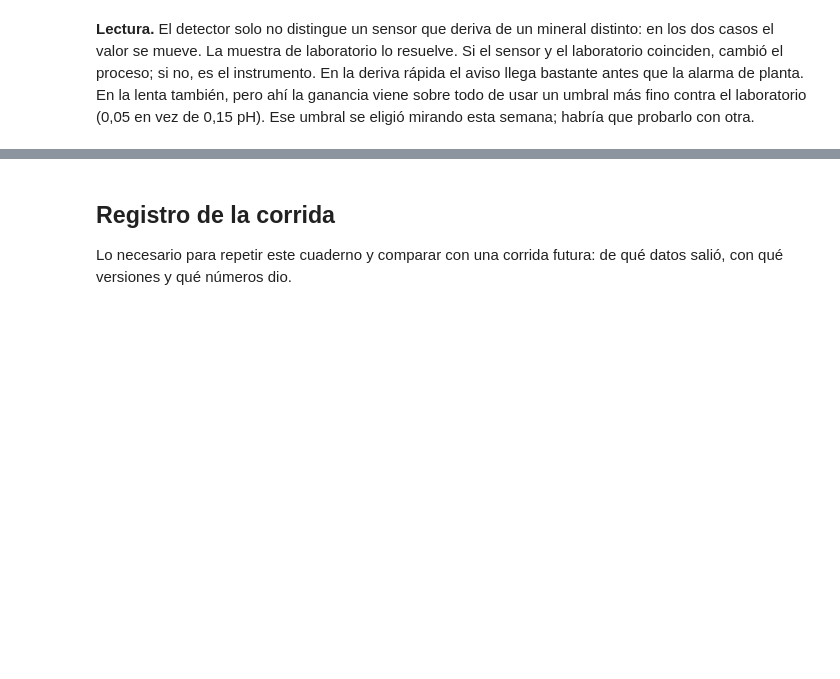
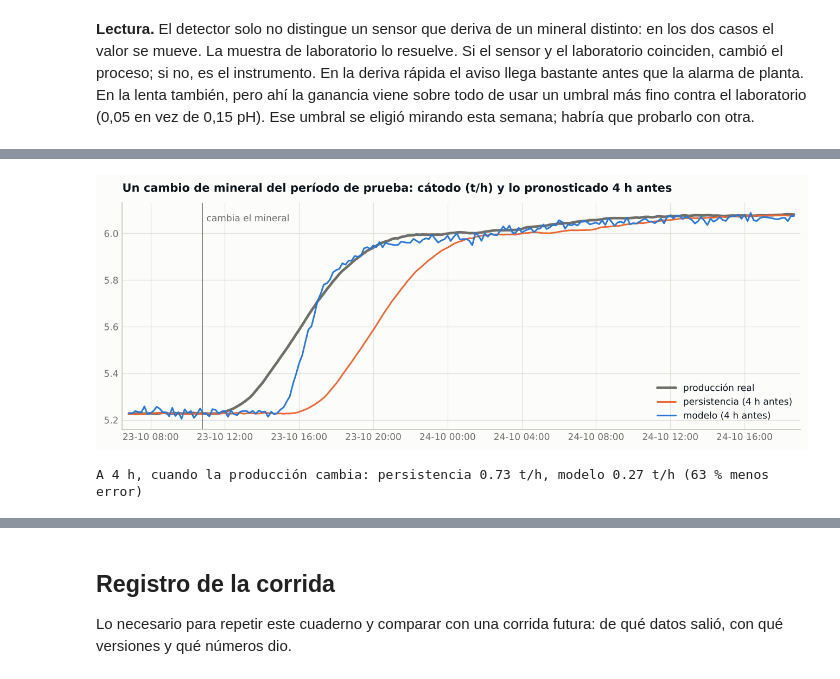
Before and after one commit to JSNN15/jsnn15.github.io, a Jupyter notebook: cuaderno/cuaderno.ipynb, the cells around one changed output, grey strips where cells are left out. Cells and saved outputs as stored; diff of their text form; code cells hidden in the pictures; blank space fills up the shorter version.

Commit message:
Cuaderno por casos de uso: contraste sin y con el analisis, y pronostico con ocho semanas

```diff
--- a/cuaderno/cuaderno.ipynb
+++ b/cuaderno/cuaderno.ipynb
@@ -587,0 +613,18 @@ errores
+# %%
+largo = pd.read_csv(DATOS / 'historiador_8_semanas.csv', parse_dates=['fecha'], index_col='fecha')
+corte_largo = largo.index[0] + pd.Timedelta(weeks=6)
+
+filas, pruebas = [], {}
+for horas in (2, 4, 8):
+    p, n = evaluar(preparar(largo, horas), corte_largo, horas)
+    cambia = (p.objetivo - p.persistencia).abs() > 0.3
+    pruebas[horas] = p
+    filas.append({
+        'horizonte (h)': horas,
+        'persistencia': error(p, 'persistencia'), 'regresión ridge': error(p, 'ridge'), 'gradient boosting': error(p, 'boosting'),
+        'horas con cambio': round(cambia.sum() / 6),
+        'persistencia, con cambio': error(p, 'persistencia', cambia), 'ridge, con cambio': error(p, 'ridge', cambia),
+    })
+ocho_semanas = pd.DataFrame(filas).set_index('horizonte (h)')
+print(f'Entrenamiento: {largo.index[0]:%d-%m} a {corte_largo:%d-%m} · prueba: hasta {largo.index[-1]:%d-%m} · error absoluto medio en t/h')
+ocho_semanas
@@ -587,0 +638,27 @@ errores
+# %%
+p4 = pruebas[4]
+a_la_hora = lambda col: p4[col].set_axis(p4.index + pd.Timedelta('4h'))  # cada pronóstico, puesto en la hora que pronostica
+real = a_la_hora('objetivo')
+# el cambio de mineral más grande del período de prueba, según el registro de la campaña
+eventos = pd.read_csv(DATOS / 'historiador_8_semanas_eventos.csv', parse_dates=['fecha']).query("evento == 'mineral'")
+eventos['salto'] = eventos.factor_mineral.diff().abs()
+cambio = eventos[eventos.fecha > corte_largo + pd.Timedelta('1D')].sort_values('salto').iloc[-1]
+tramo = slice(cambio.fecha - pd.Timedelta('4h'), cambio.fecha + pd.Timedelta('32h'))
+
+fig, ax = plt.subplots(figsize=(9, 3.4))
+ax.plot(real[tramo].index, real[tramo], color=TENUE, lw=2.4, label='producción real')
+ax.plot(a_la_hora('persistencia')[tramo].index, a_la_hora('persistencia')[tramo], color=NARANJA, label='persistencia (4 h antes)')
+ax.plot(a_la_hora('ridge')[tramo].index, a_la_hora('ridge')[tramo], color=AZUL, label='modelo (4 h antes)')
+ax.axvline(cambio.fecha, color=TENUE, lw=0.8)
+ax.annotate('cambia el mineral', (cambio.fecha, real[tramo].max()), xytext=(4, 0), textcoords='offset points', va='top', fontsize=8.5, color=TENUE)
+ax.set_title('Un cambio de mineral del período de prueba: cátodo (t/h) y lo pronosticado 4 h antes')
+ax.xaxis.set_major_formatter(mdates.DateFormatter('%d-%m %H:%M'))
+ax.legend(loc='best')
+ax.margins(x=0.01)
+plt.show()
+
+mejora = 100 * (1 - ocho_semanas.loc[4, 'ridge, con cambio'] / ocho_semanas.loc[4, 'persistencia, con cambio'])
+print(f"A 4 h, cuando la producción cambia: persistencia {ocho_semanas.loc[4, 'persistencia, con cambio']:.2f} t/h, modelo {ocho_semanas.loc[4, 'ridge, con cambio']:.2f} t/h ({mejora:.0f} % menos error)")
+# %% [output]
+[figure, added]
+A 4 h, cuando la producción cambia: persistencia 0.73 t/h, modelo 0.27 t/h (63 % menos error)
```
Also changed, not shown: parts of 15 cells of this notebook, 3 other files.
